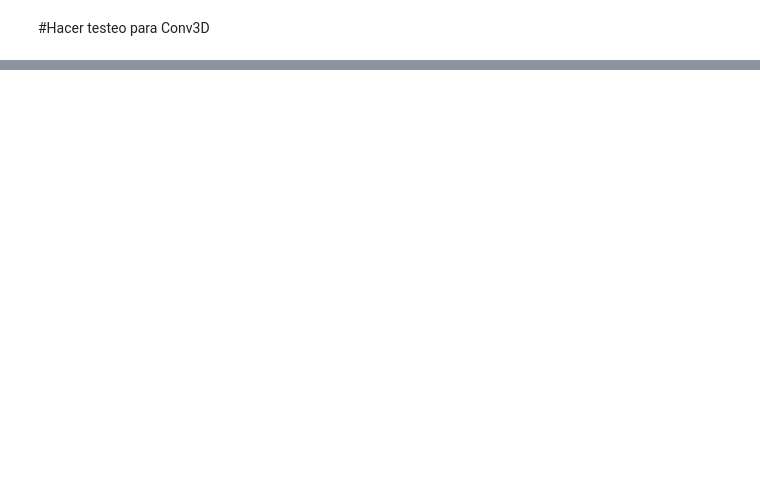
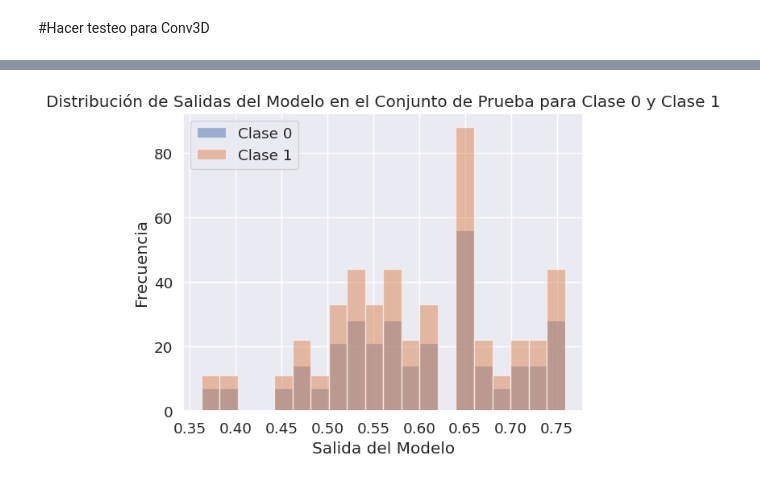
Before and after one commit to Pepemanpro/Proyecto_IA2, a Jupyter notebook: Neurocon.ipynb, the cells around one changed output, grey strips where cells are left out. Saved outputs shown, nothing was run; the diff lists cells and outputs as text; code cells hidden in the pictures; blank space fills up the shorter version.

```diff
--- a/Neurocon.ipynb
+++ b/Neurocon.ipynb
@@ -450,0 +1459,32 @@ Confusion Matrix:
+# %%
+#@title **Distribucion de probabilidad**
+# Rutas de los archivos guardados
+#_train_path = '/content/sample_data/x_train.npy'
+#y_train_path = '/content/sample_data/y_train.npy'
+x_test_path = '/content/sample_data/x_test.npy'
+y_test_path = '/content/sample_data/y_test.npy'
+
+# # Cargar los arrays
+# # x_train = np.load(x_train_path)
+# # y_train = np.load(y_train_path)
+x_test = np.load(x_test_path)
+y_test = np.load(y_test_path)
+# Filtra las instancias clasificadas como clase 1 y 0
+x_test_clase_1 = x_test[y_test == 1]
+x_test_clase_0 = x_test[y_test == 0]
+print(x_test.shape)
+print(x_test_clase_1.shape)
+#resnet_model = load_model('/content/drive/MyDrive/neurocon/Models/model_resnetV2')
+
+y_pred_1 = resnet_model.predict(x_test_clase_1)
+y_pred_0 = resnet_model.predict(x_test_clase_0)
+
+# Visualizar la distribución de probabilidad para cada clase con histogramas
+plt.hist(y_pred_0, bins=20, alpha=0.5, label='Clase 0')
+plt.hist(y_pred_1, bins=20, alpha=0.5, label='Clase 1')
+plt.xlabel('Salida del Modelo')
+plt.ylabel('Frecuencia')
+plt.title('Distribución de Salidas del Modelo en el Conjunto de Prueba para Clase 0 y Clase 1')
+plt.legend()
+plt.show()
+# %% [output]
@@ -450,0 +1495 @@ Confusion Matrix:
+[figure, added]
```
Also changed, not shown: parts of 31 cells of this notebook.
